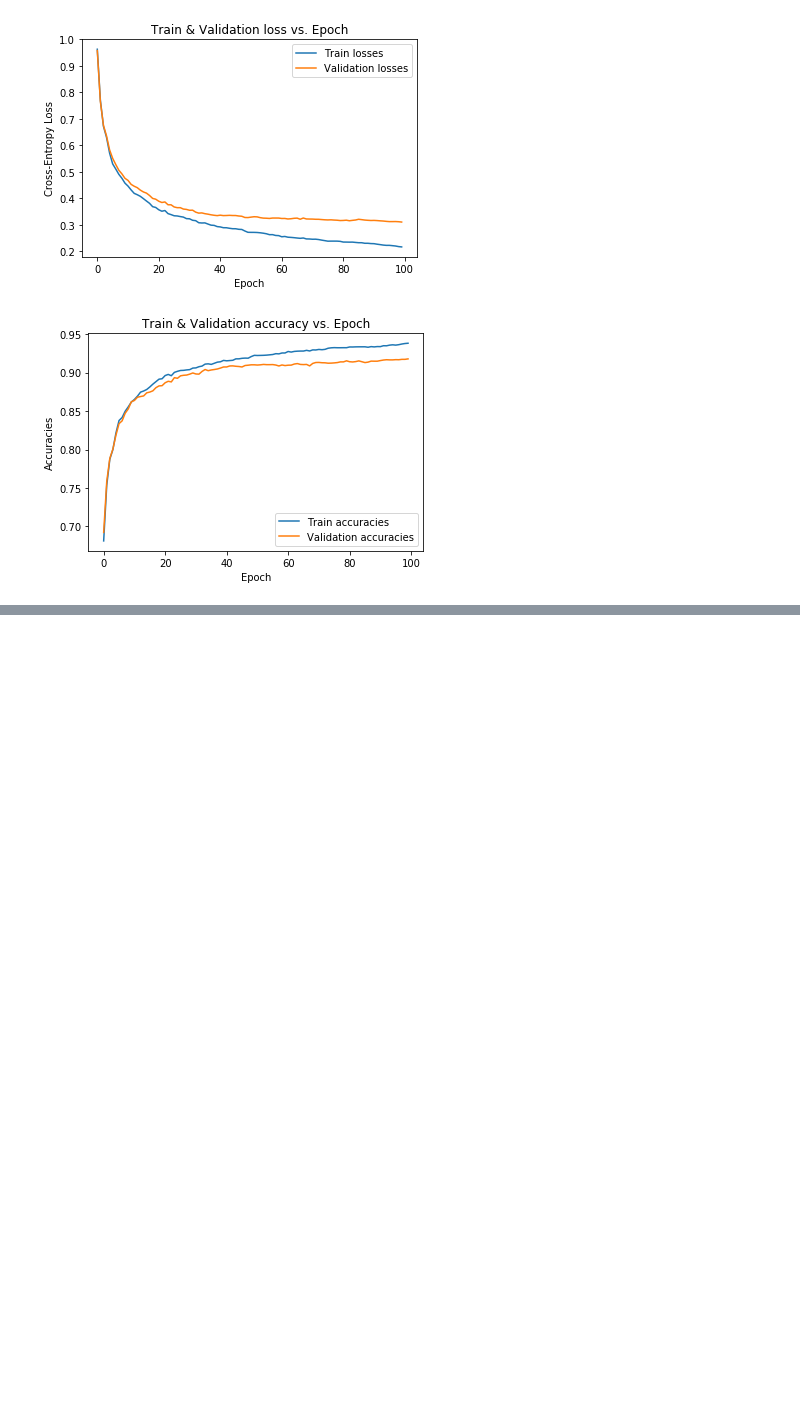
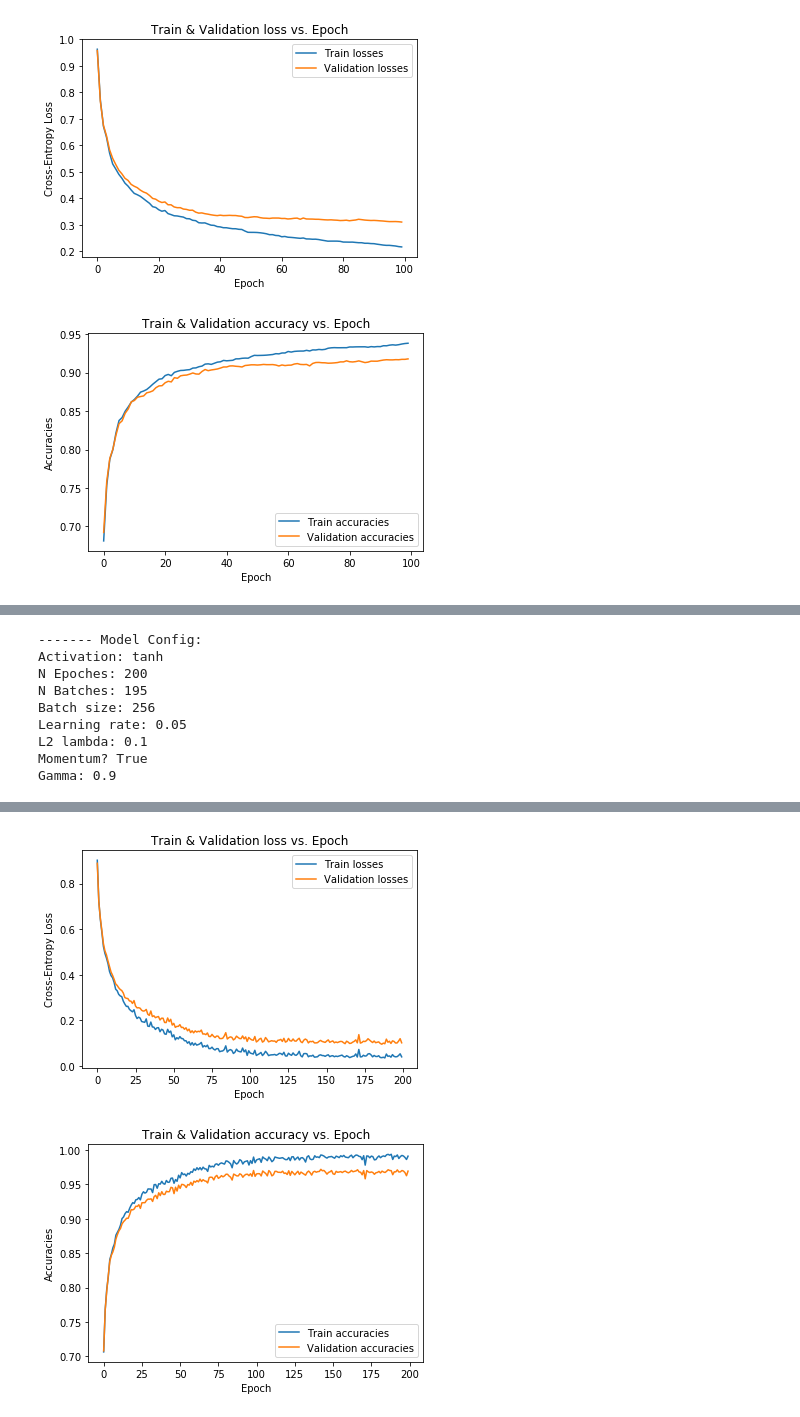
Before and after one commit to aunnnn/PA2-Backprop, a Jupyter notebook: main_neuralnet.ipynb, the cells around one changed output, grey strips where cells are left out. Cells and saved outputs as stored; diff of their text form; code cells hidden in the pictures; blank space fills up the shorter version.

```diff
--- a/main_neuralnet.ipynb
+++ b/main_neuralnet.ipynb
@@ -413,6 +414,16 @@ if __name__ == "__main__":
   print("Test Accuracy:", test_acc)
 # %% [markdown]
 ## b) Check with gradient approximation
+# %%
+train_data_fname = 'data/MNIST_train.pkl'
+valid_data_fname = 'data/MNIST_valid.pkl'
+test_data_fname = 'data/MNIST_test.pkl'
+
+### Train the network ###
+model = Neuralnetwork(config)
+X_train, y_train = load_data(train_data_fname)
+X_valid, y_valid = load_data(valid_data_fname)
+X_test, y_test = load_data(test_data_fname)
 # %% [markdown]
 ### Bias
 # %%
@@ -504,0 +538,6 @@ print(sum(checks)/len(checks))
+# %%
+model = Neuralnetwork(config)
+for ep in [1e-1, 1e-2, 1e-3, 1e-4]:
+  print("Epsilon:", ep)
+  test_approximation_weight(model, 0, 290, 22, epsilon=ep, report_mode=True)
+  print("---------")
@@ -626,14 +678,13 @@ Test Accuracy: 0.92
 [figure]
 [figure]
 # %%
-def partreg():
+def partreg(l2lam=0.1):
   config = custom_config_from_part_c({
     'batch_size': 256,
     'learning_rate': 0.05,
-    'L2_penalty': 0.1,
-    'epochs': 120,
+    'L2_penalty': l2lam,
+    'epochs': 200,
   })
   report = evaluate_model(config)
   train_report = report['train_report']
   plot_from_train_report(train_report)
-partreg()
@@ -670,0 +691,12 @@ Epoch: 19 loss train: 0.2768173359347202 loss validate: 0.3160971559476045 Acc t
+# %%
+partreg(0.1)
+# %% [output]
+------- Model Config:
+Activation: tanh
+N Epoches: 200
+N Batches: 195
+Batch size: 256
+Learning rate: 0.05
+L2 lambda: 0.1
+Momentum? True
+Gamma: 0.9
@@ -670,0 +721,2 @@ Epoch: 19 loss train: 0.2768173359347202 loss validate: 0.3160971559476045 Acc t
+[figure, added]
+[figure, added]
```
Also changed, not shown: parts of 12 cells of this notebook.
